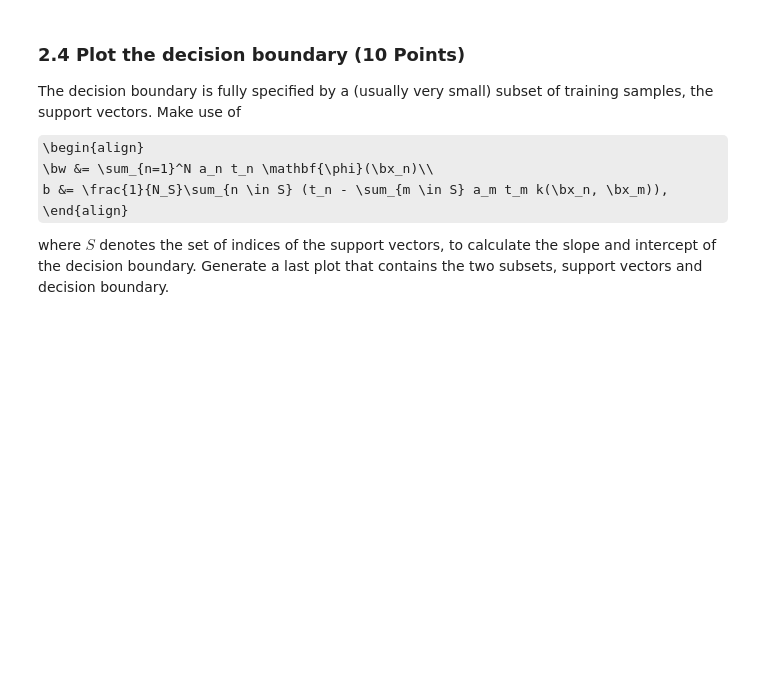
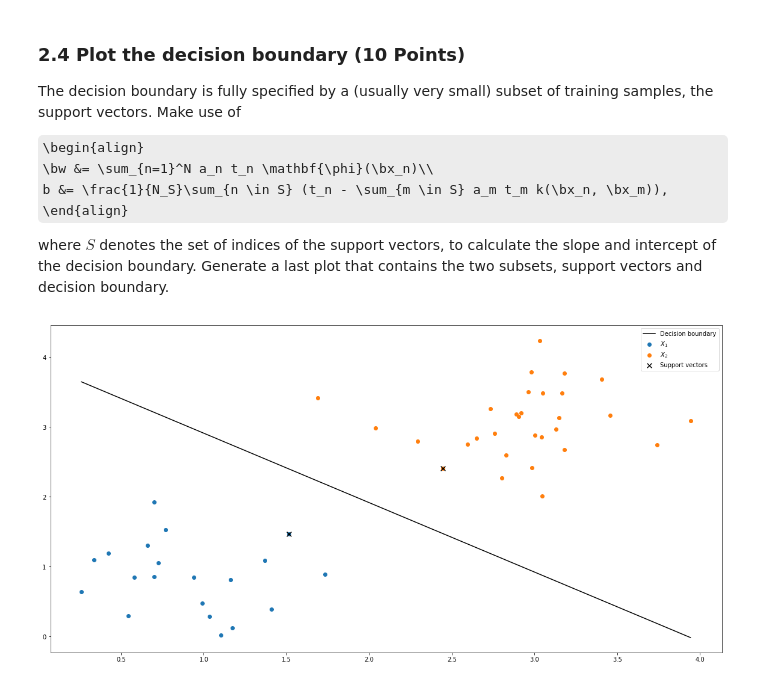
Before and after one commit to Kalsir/ml1_lab3, a Jupyter notebook: 11025352_11924462_lab3.ipynb, the cells around one changed output. Cells and saved outputs as stored; diff of their text form; code cells hidden in the pictures; some formulas as TeX source; blank space fills up the shorter version.

```diff
--- a/11025352_11924462_lab3.ipynb
+++ b/11025352_11924462_lab3.ipynb
@@ -526,0 +581,32 @@ raise NotImplementedError()
+# %%
+w = sum([a[i] * t[i] * X[i, :] for i in S], axis=0)
+
+K = computeK(X[S, :])
+K = (a[S].T * t[S].T * K).T
+
+b = (1 / len(S)) * sum([t[S][i] - K[i, :].sum() for i in range(len(S))])
+
+plt.scatter(X1[:, 0], X1[:, 1], label='$X_1$')
+plt.scatter(X2[:, 0], X2[:, 1], label='$X_2$')
+
+plt.scatter(support_vectors[:, 0], support_vectors[:, 1], label='Support vectors', c='black', marker='x', s=60)
+
+# In order to make visualization consistent with previous plots
+if X[:, 0].max() - X[:, 0].min() < X[:, 1].max() - X[:, 1].min():
+    xs = np.linspace(X[:, 0].min(), X[:, 0].max(), 1000)
+
+    # Solve equation w^T x = b
+    ys = (-b - w[0] * xs) / w[1]
+else:
+    ys = np.linspace(X[:, 1].min(), X[:, 1].max(), 1000)
+
+    # Solve equation w^T x = b
+    xs = (-b - w[1] * ys) / w[0]
+
+plt.plot(xs, ys, label='Decision boundary', c='black')
+
+plt.legend()
+
+plt.show()
+# %% [output]
+[figure, added]
```
Also changed, not shown: parts of 17 cells of this notebook.
